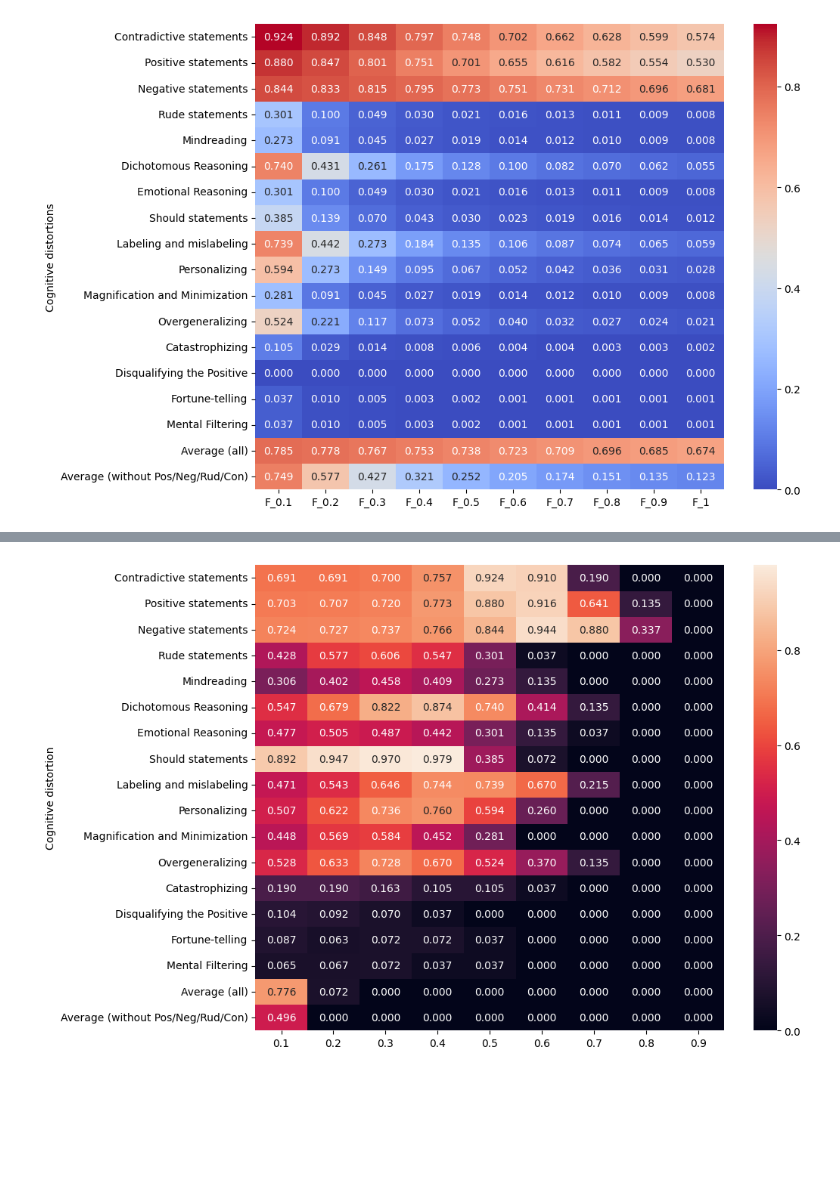
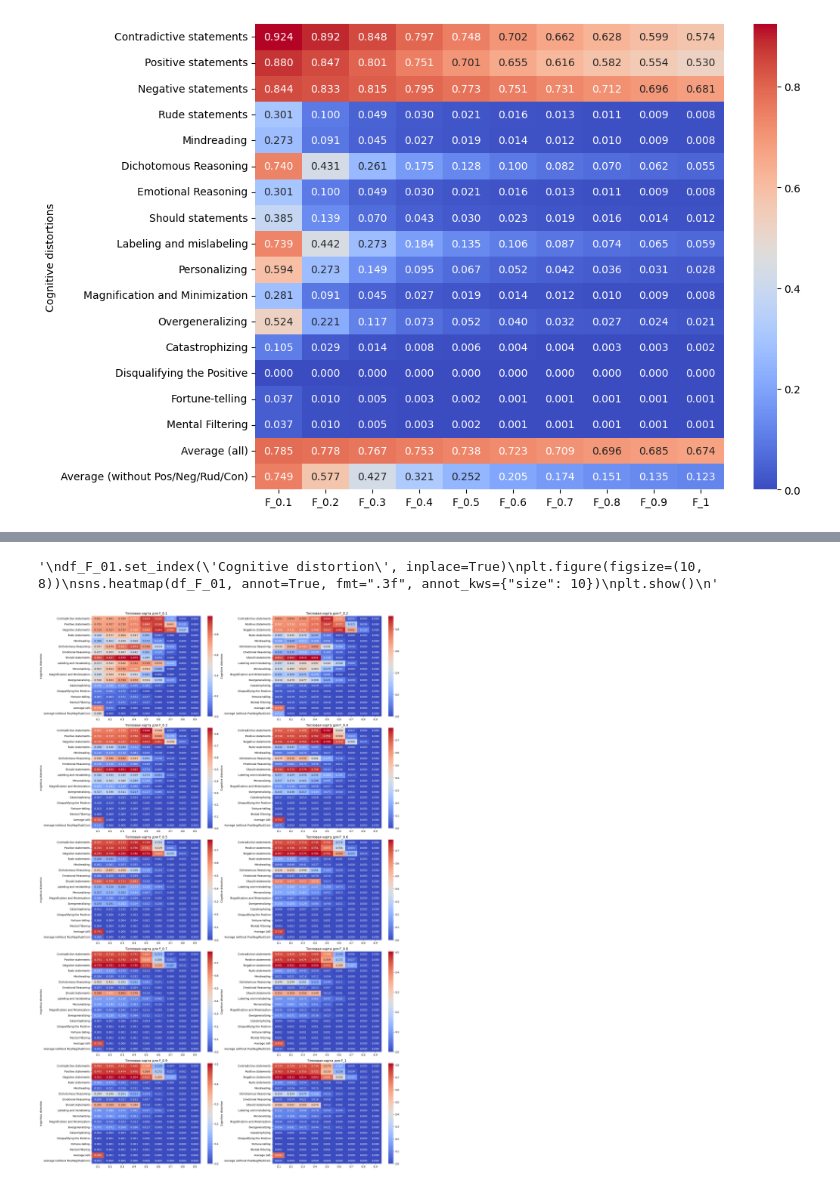
Before and after one commit to AnnaArinicheva/CognitveProject, a Jupyter notebook: third dataset.ipynb, the cells around one changed output, grey strips where cells are left out. Saved outputs shown, nothing was run; the diff lists cells and outputs as text; code cells hidden in the pictures; blank space fills up the shorter version.

```diff
--- a/third dataset.ipynb
+++ b/third dataset.ipynb
@@ -302,6 +661,9 @@ plt.show()
 
 df_F_01 = pd.read_excel('F1 score.xlsx')
 cognitive_distortions = df_F_01['Cognitive distortion'].tolist()
+
+count_should_threshold = [0]*10
+count_neg_threshold = [0]*10
 
 indexes = [0.1, 0.2, 0.3, 0.4, 0.5, 0.6, 0.7, 0.8, 0.9]
 for k in indexes:
@@ -313,6 +675,9 @@ for k in indexes:
         if j != 'Text' and j != 'Label':
             df.loc[df[j] > k, j] = 1
             df.loc[df[j] <= k, j] = 0
+
+    count_should_threshold[int(10*k-1)] = ((df['Should statements'] > 0) & (df['Label'] == 1)).sum()
+    count_neg_threshold[int(10*k-1)] = ((df['Negative statements'] > 0) & (df['Label'] == 1)).sum()
 
     #для новой бинарной классификации смотрим F_0.1 score между Label и когнитивными искажениями + средними значениями
     count = 0
@@ -342,9 +707,73 @@ for k in indexes:
 
 #df_F_01
 # %%
+"""
 df_F_01.set_index('Cognitive distortion', inplace=True)
 plt.figure(figsize=(10, 8))
 sns.heatmap(df_F_01, annot=True, fmt=".3f", annot_kws={"size": 10})
 plt.show()
+"""
 # %% [output]
-[figure, removed]
+'\ndf_F_01.set_index(\'Cognitive distortion\', inplace=True)\nplt.figure(figsize=(10, 8))\nsns.heatmap(df_F_01, annot=True, fmt=".3f", annot_kws={"size": 10})\nplt.show()\n'
+# %%
+# Создаем фигуру и оси подграфиков
+fig, axs = plt.subplots(5, 2, figsize=(20, 30))  # 2 строки, 5 столбцов
+
+# Преобразуем оси подграфиков в одномерный массив для удобства обращения к ним
+axs = axs.flatten()
+
+
+df_F_01.set_index('Cognitive distortion', inplace=True)
+df_F_02.set_index('Cognitive distortion', inplace=True)
+df_F_03.set_index('Cognitive distortion', inplace=True)
+df_F_04.set_index('Cognitive distortion', inplace=True)
+df_F_05.set_index('Cognitive distortion', inplace=True)
+df_F_06.set_index('Cognitive distortion', inplace=True)
+df_F_07.set_index('Cognitive distortion', inplace=True)
+df_F_08.set_index('Cognitive distortion', inplace=True)
+df_F_09.set_index('Cognitive distortion', inplace=True)
+df_F1.set_index('Cognitive distortion', inplace=True)
+
+
+
+
+
+# Отображаем тепловые карты
+sns.heatmap(df_F_01, ax=axs[0], cmap='coolwarm', annot=True, fmt=".3f", annot_kws={"size": 10})
+axs[0].set_title('Тепловая карта для F_0.1')
+
+sns.heatmap(df_F_02, ax=axs[1], cmap='coolwarm', annot=True, fmt=".3f", annot_kws={"size": 10})
+axs[1].set_title('Тепловая карта для F_0.2')
+
+sns.heatmap(df_F_03, ax=axs[2], cmap='coolwarm', annot=True, fmt=".3f", annot_kws={"size": 10})
+axs[2].set_title('Тепловая карта для F_0.3')
+
+sns.heatmap(df_F_04, ax=axs[3], cmap='coolwarm', annot=True, fmt=".3f", annot_kws={"size": 10})
+axs[3].set_title('Тепловая карта для F_0.4')
+
+sns.heatmap(df_F_05, ax=axs[4], cmap='coolwarm', annot=True, fmt=".3f", annot_kws={"size": 10})
+axs[4].set_title('Тепловая карта для F_0.5')
+
+sns.heatmap(df_F_06, ax=axs[5], cmap='coolwarm', annot=True, fmt=".3f", annot_kws={"size": 10})
+axs[5].set_title('Тепловая карта для F_0.6')
+
+sns.heatmap(df_F_07, ax=axs[6], cmap='coolwarm', annot=True, fmt=".3f", annot_kws={"size": 10})
+axs[6].set_title('Тепловая карта для F_0.7')
+
+sns.heatmap(df_F_08, ax=axs[7], cmap='coolwarm', annot=True, fmt=".3f", annot_kws={"size": 10})
+axs[7].set_title('Тепловая карта для F_0.8')
+
+sns.heatmap(df_F_08, ax=axs[8], cmap='coolwarm', annot=True, fmt=".3f", annot_kws={"size": 10})
+axs[8].set_title('Тепловая карта для F_0.9')
+
+sns.heatmap(df_F1, ax=axs[9], cmap='coolwarm', annot=True, fmt=".3f", annot_kws={"size": 10})
+axs[9].set_title('Тепловая карта для F_1')
+
+
+
+
+# Отображаем графики
+plt.tight_layout()
+plt.show()
+# %% [output]
+[figure, added]
```
Also changed, not shown: parts of 8 cells of this notebook, 2 other files.
